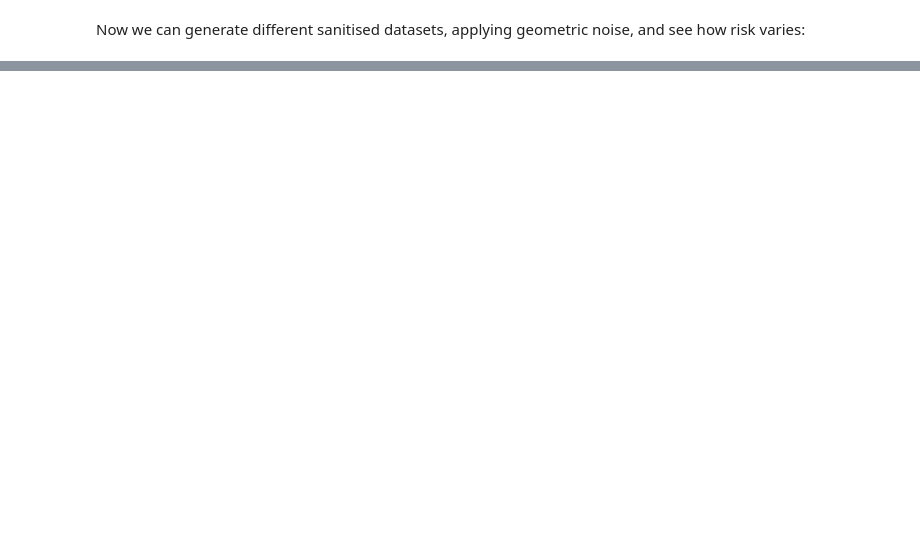
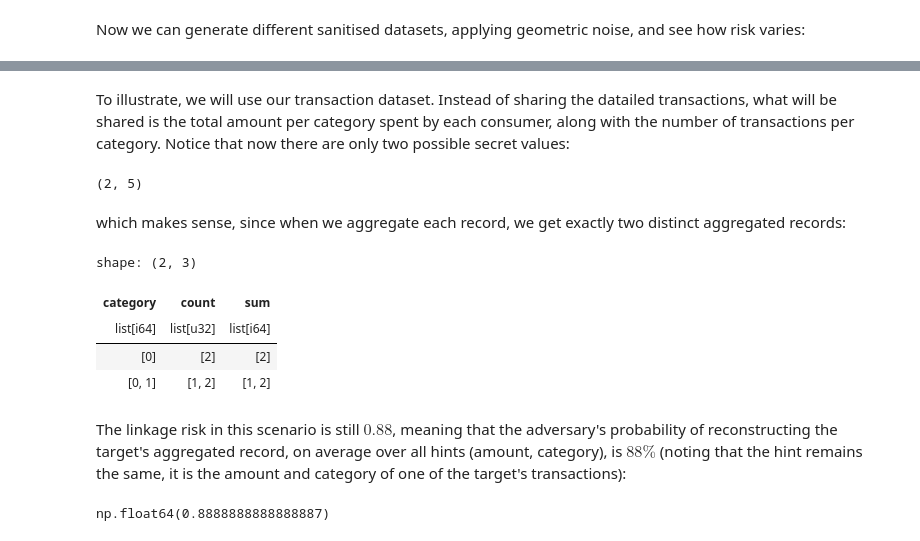
Before and after one commit to luigidcsoares/qif-micro, a Jupyter notebook: tutorial.ipynb, the cells around one changed output, grey strips where cells are left out. Drawn from its saved outputs; the diff is of its cells as text; code cells hidden in the pictures; blank space fills up the shorter version.

```diff
--- a/tutorial.ipynb
+++ b/tutorial.ipynb
@@ -622,0 +624,34 @@ np.float64(0.3333333333333333)
+# %% [markdown]
+To illustrate, we will use our transaction dataset. Instead of sharing the datailed transactions, what will be shared is the total amount per category spent by each consumer, along with the number of transactions per category. Notice that now there are only two possible secret values:
+# %%
+adv_model = model.count_sum(dataset, agg_col="amount", group_by_col="category")
+adv_model[0].dist.shape
+# %% [output]
+(2, 5)
+# %% [markdown]
+which makes sense, since when we aggregate each record, we get exactly two distinct aggregated records:
+# %%
+count_expr = pl.len().alias("count")
+sum_expr = pl.sum("amount").alias("sum")
+query = dataset.group_by("owner_id", "category").agg(count_expr, sum_expr)
+
+agg_dataset = (
+    query.sort("owner_id", "category")
+    .group_by("owner_id")
+    .agg("category", "count", "sum")
+)
+
+agg_dataset.drop("owner_id").unique()
+# %% [output]
+shape: (2, 3)
+| category | count | sum |
+| list[i64] | list[u32] | list[i64] |
+| [0] | [2] | [2] |
+| [0, 1] | [1, 2] | [1, 2] |
+# %% [markdown]
+The linkage risk in this scenario is still $0.88$, meaning that the adversary's probability of reconstructing the target's aggregated record, on average over all hints (amount, category), is $88\%$
+(noting that the hint remains the same, it is the amount and category of one of the target's transactions):
+# %%
+measure.linkage_risk(adv_model)
+# %% [output]
+np.float64(0.8888888888888887)
```
Also changed, not shown: parts of 48 cells of this notebook, 25 other files.
